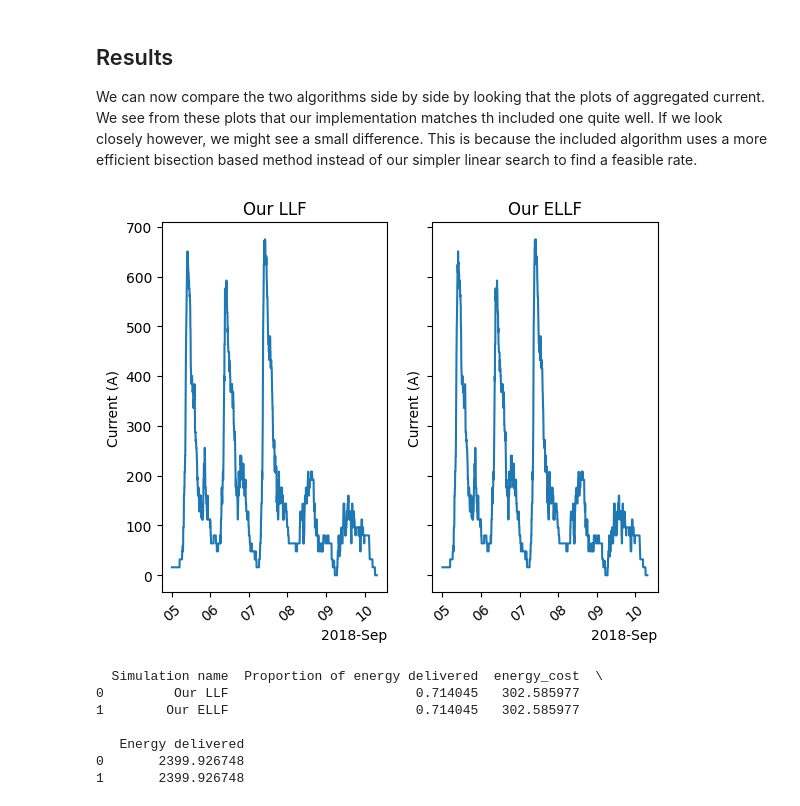
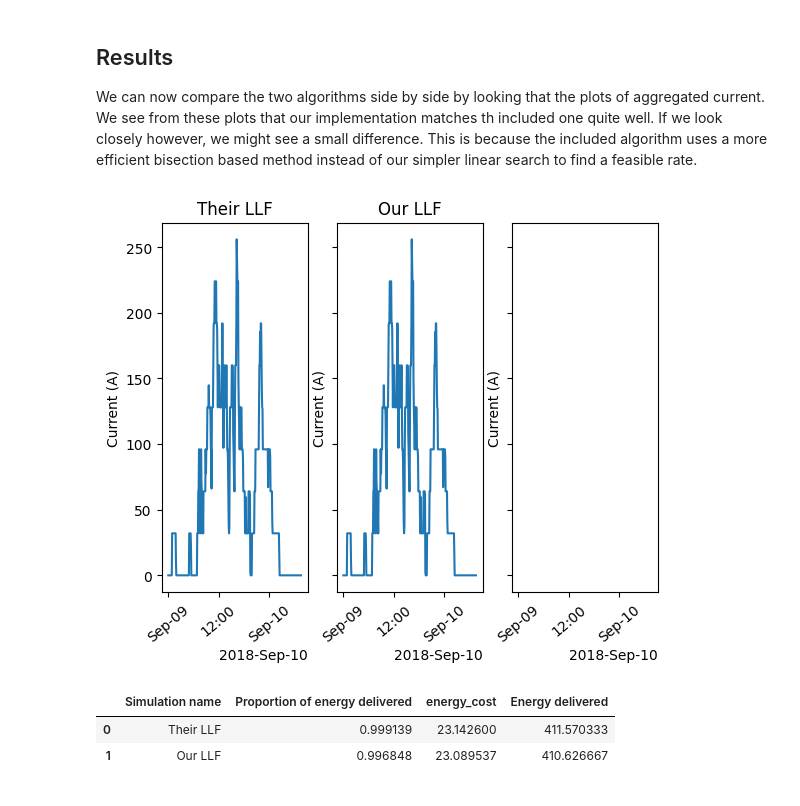
Before and after one commit to Omar-687/diplomovka_code, a Jupyter notebook: acnportal/my_experiments/shafei2_testing_laxity.ipynb, the cells around one changed output. Drawn from its saved outputs; the diff is of its cells as text; code cells hidden in the pictures.

Commit message:
Added new files and also new graphs

```diff
--- a/acnportal/my_experiments/shafei2_testing_laxity.ipynb
+++ b/acnportal/my_experiments/shafei2_testing_laxity.ipynb
@@ -388,7 +433,7 @@ from acnportal import acnsim
 from acnportal.signals.tariffs.tou_tariff import TimeOfUseTariff
 # -- Experiment Parameters ---------------------------------------------------------------------------------------------
 timezone = pytz.timezone('America/Los_Angeles')
-start = timezone.localize(datetime(2018, 9, 5))
+start = timezone.localize(datetime(2018, 9, 9))
 end = timezone.localize(datetime(2018, 9, 10))
 period = 5  # minute
 voltage = 220  # volts
@@ -404,20 +449,24 @@ cn = acnsim.sites.caltech_acn(basic_evse=False, voltage=voltage)
 API_KEY = 'DEMO_TOKEN'
 events = acnsim.acndata_events.generate_events(API_KEY, site, start, end, period, voltage, default_battery_power)
 
-
+labels = []
 # -- Scheduling Algorithm ----------------------------------------------------------------------------------------------
 sch = LeastLaxityFirstAlg(increment=1)
-sch2 = EnhancedLeastLaxityFirst(increment=1, tolerance=100)
+sch2 = FirstComeFirstServed(increment=1)
+labels.append('Their LLF')
+sch_their_llf = algorithms.SortedSchedulingAlgo(algorithms.least_laxity_first)
+labels.append('Our LLF')
+
 # sch3 = LeastLaxityFirstGrouped(increment=1,tolerance=30)
 # %%
-cn_lvl2_200kw_30 = level_1_network(transformer_cap=200, evse_per_phase=34)
+cn_lvl2_200kw_30 = level_2_network(transformer_cap=100, evse_per_phase=5)
 # %%
 # -- Simulator ---------------------------------------------------------------------------------------------------------
 uncontrolled = algorithms.UncontrolledCharging()
 
-sim = acnsim.Simulator(deepcopy(cn_lvl2_200kw_30), sch, deepcopy(events), start,signals=signals, period=period, verbose=False)
+sim = acnsim.Simulator(deepcopy(cn_lvl2_200kw_30), sch2, deepcopy(events), start,signals=signals, period=period, verbose=False)
 sim.run()
 # %%
 # For comparison we will also run the builtin earliest deadline first algorithm
-sim2 = acnsim.Simulator(deepcopy(cn_lvl2_200kw_30), sch2, deepcopy(events), start, signals=signals, period=period, verbose=False)
+sim2 = acnsim.Simulator(deepcopy(cn_lvl2_200kw_30), sch, deepcopy(events), start, signals=signals, period=period, verbose=False)
 sim2.run()
@@ -449,35 +480,37 @@ We can now compare the two algorithms side by side by looking that the plots of
 # %%
 # Get list of datetimes over which the simulations were run.
 sim_dates = mdates.date2num(acnsim.datetimes_array(sim))
 sim2_dates = mdates.date2num(acnsim.datetimes_array(sim2))
 
 
 # Set locator and formatter for datetimes on x-axis.
 locator = mdates.AutoDateLocator(maxticks=6)
 formatter = mdates.ConciseDateFormatter(locator)
 
-fig, axs = plt.subplots(1, 2, sharey=True, sharex=True)
-axs[0].plot(sim_dates, acnsim.aggregate_current(sim), label='Our LLF')
-axs[1].plot(sim2_dates, acnsim.aggregate_current(sim2), label='Our ELLF')
-axs[0].set_title('Our LLF')
-axs[1].set_title('Our ELLF')
+fig, axs = plt.subplots(1, 3, sharey=True, sharex=True)
+axs[0].plot(sim_dates, acnsim.aggregate_current(sim), label=labels[0])
+axs[1].plot(sim_dates, acnsim.aggregate_current(sim2), label=labels[1])
+# axs[2].plot(sim_dates, acnsim.aggregate_current(sim2), label=labels[2])
+axs[0].set_title(labels[0])
+axs[1].set_title(labels[1])
+# axs[2].set_title(labels[2])
+
 for ax in axs:
     ax.set_ylabel('Current (A)')
     for label in ax.get_xticklabels():
         label.set_rotation(40)
     ax.xaxis.set_major_locator(locator)
     ax.xaxis.set_major_formatter(formatter)
 
 plt.show()
 # %% [output]
-[figure, old version]
+[figure, new version]
 # %%
 import pandas as pd
 total_energy_prop = acnsim.proportion_of_energy_delivered(sim)
 total_energy_prop2 = acnsim.proportion_of_energy_delivered(sim2)
 
-all_simulations = [sim, sim2]
-all_simulations_names = ['Our LLF', 'Our ELLF']
+all_simulations = [sim2, sim3]
 # print(f'Proportion of energy delivered for sim: {total_energy_prop}')
 # print(f'Proportion of energy delivered for sim: {total_energy_prop2}')
 
@@ -490,7 +523,7 @@ data = {
 }
 
 for i, simulation in enumerate(all_simulations):
-    data['Simulation name'].append(all_simulations_names[i])
+    data['Simulation name'].append(labels[i])
     data['Proportion of energy delivered'].append( acnsim.proportion_of_energy_delivered(simulation))
     data['Energy delivered'].append(sum(ev.energy_delivered for ev in all_simulations[i].ev_history.values()))
     data['energy_cost'].append(acnsim.energy_cost(all_simulations[i]))
@@ -499,12 +532,8 @@ for i, simulation in enumerate(all_simulations):
 df = pd.DataFrame(data)
 
 # Vytisknutí tabulky
-print(df)
+df
 # %% [output]
-  Simulation name  Proportion of energy delivered  energy_cost  \
-0         Our LLF                        0.714045   302.585977
-1        Our ELLF                        0.714045   302.585977
-
-   Energy delivered
-0       2399.926748
-1       2399.926748
+|  | Simulation name | Proportion of energy delivered | energy_cost | Energy delivered |
+| 0 | Their LLF | 0.999139 | 23.142600 | 411.570333 |
+| 1 | Our LLF | 0.996848 | 23.089537 | 410.626667 |
```
Also changed, not shown: parts of 7 cells of this notebook, 1 other file.
